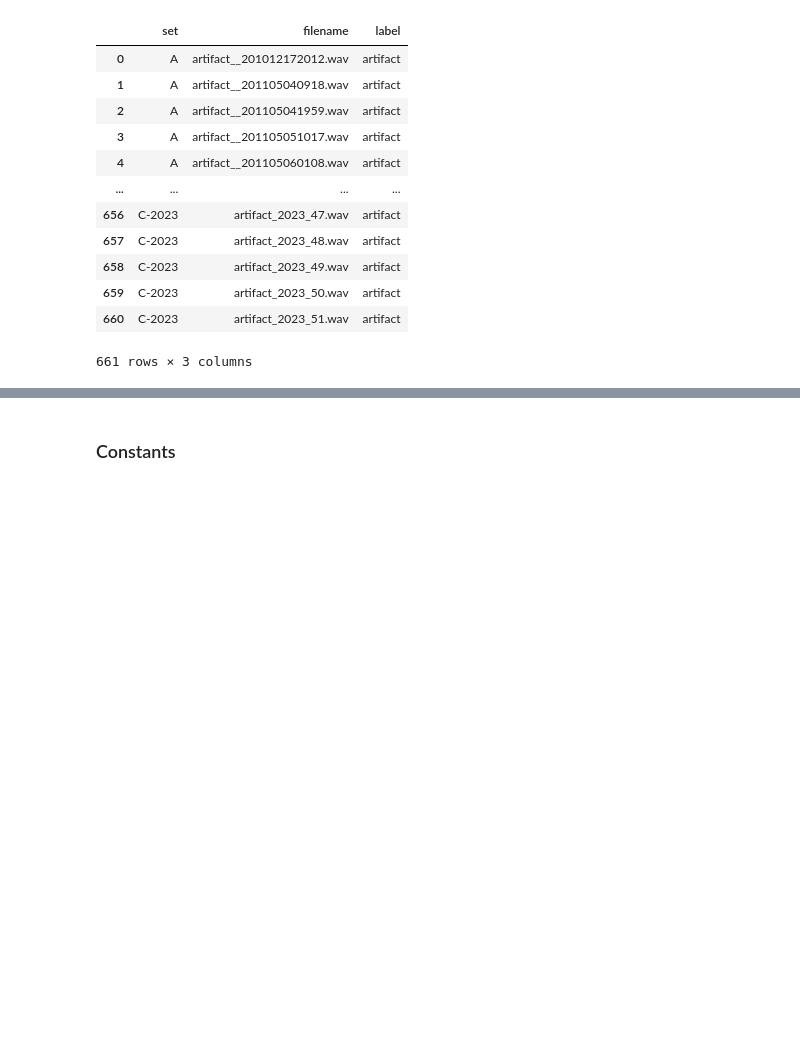
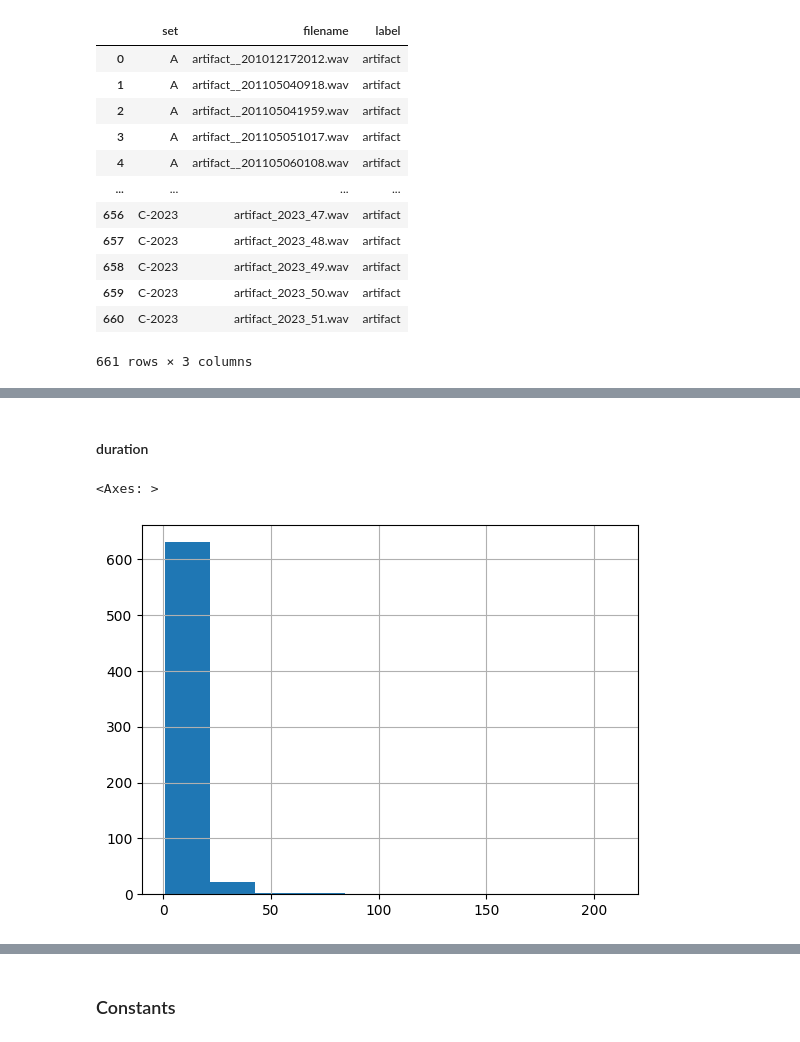
Before and after one commit to Cardionix/Cardionix, a Jupyter notebook: notebooks/preprocessing.ipynb, the cells around one changed output, grey strips where cells are left out. Saved outputs shown, nothing was run; the diff lists cells and outputs as text; code cells hidden in the pictures; blank space fills up the shorter version.

Commit message:
feat: extract metadata from audio samples & analysis of metadata

```diff
--- a/notebooks/preprocessing.ipynb
+++ b/notebooks/preprocessing.ipynb
@@ -121,0 +139,2 @@ labels_df
+# %%
+AUDIO_DIR: Path = DATA_DIR / "DHD/audio"
@@ -121,0 +143,35 @@ labels_df
+# %%
+get_filepath = lambda filename: os.path.join(AUDIO_DIR, filename)
+get_duration = lambda num_frames, sr: num_frames / sr
+
+
+def info(filepath: str | Path) -> dict:
+    metadata: dict = {}
+    meta = torchaudio.info(filepath).__str__()
+    start, stop = meta.find("("), meta.find(")")
+
+    for feature in meta[start+1:stop].split(","):
+        key, value = feature.strip().split("=")
+        metadata[key] = int(value) if value.isdigit() else value
+
+    duration = get_duration(metadata["num_frames"], metadata["sample_rate"])
+    metadata["duration"] = round(duration, 2)
+    return metadata
+
+
+def create_metadata(data: pd.DataFrame) -> dict:
+    audio_metadata: dict = None
+
+    for i in tqdm(range(len(data))):
+        _, filename, _  = labels_df.iloc[i]
+        filepath = get_filepath(filename)
+        metadata = info(filepath)
+
+        if not audio_metadata:
+            audio_metadata = {key: [] for key in metadata.keys()}
+            audio_metadata["filename"] = []
+
+        for key, value in metadata.items():
+            audio_metadata[key].append(value)
+        audio_metadata["filename"].append(filename)
+    return audio_metadata
@@ -121,0 +180,5 @@ labels_df
+# %%
+metadata = create_metadata(labels_df)
+# %%
+metadata = pd.DataFrame(metadata)
+metadata.head(7)
@@ -121,0 +221,7 @@ labels_df
+# %% [markdown]
+#### duration
+# %%
+metadata["duration"].hist()
+# %% [output]
+<Axes: >
+[figure, added]
```
Also changed, not shown: parts of 22 cells of this notebook.
